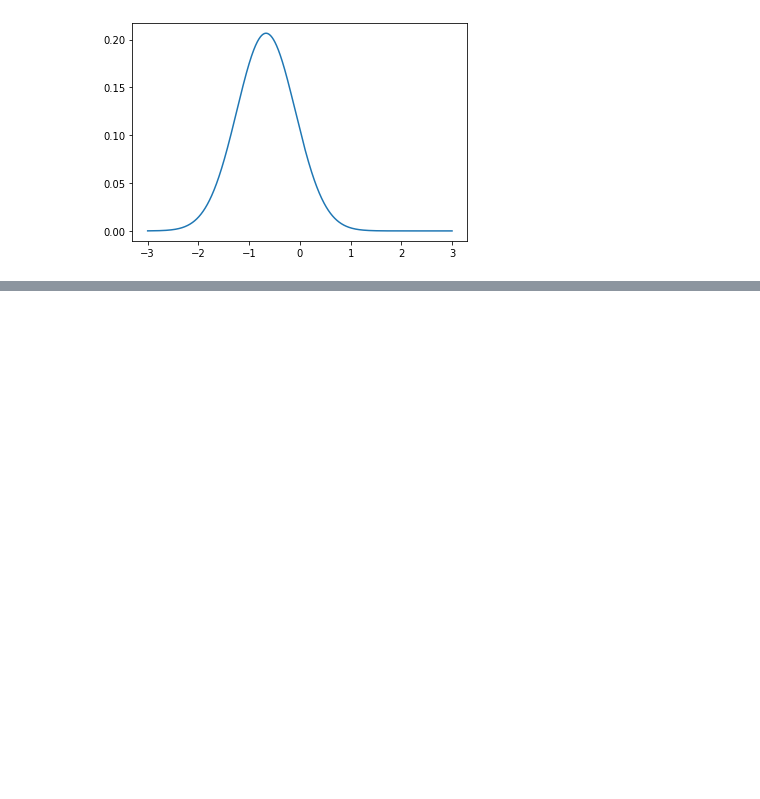
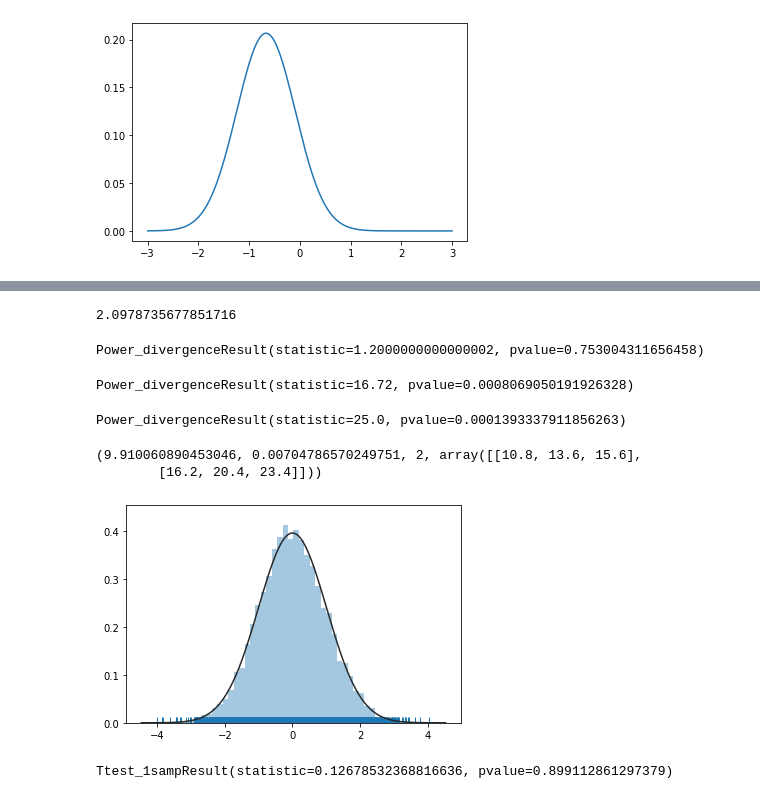
Before and after one commit to chi-hun/datascienceschool, a Jupyter notebook: datascienceschool.ipynb, the cells around one changed output, grey strips where cells are left out. Drawn from its saved outputs; the diff is of its cells as text; code cells hidden in the pictures; blank space fills up the shorter version.

```diff
--- a/datascienceschool.ipynb
+++ b/datascienceschool.ipynb
@@ -242,0 +270,48 @@ plt.show()
+# %%
+N = 100
+mu_0 = 0.35
+x = sp.stats.bernoulli(mu_0).rvs(N)
+n = np.count_nonzero(x)
+sp.stats.binom_test(n, N)*100
+# %% [output]
+2.0978735677851716
+# %%
+N =10
+k = 4
+mu_0 = np.ones(k)/k
+x = np.random.choice(k, N, p=mu_0)
+n = np.bincount(x, minlength=k)
+sp.stats.chisquare(n)
+# %% [output]
+Power_divergenceResult(statistic=1.2000000000000002, pvalue=0.753004311656458)
+# %%
+N = 100
+k = 4
+mu_0 = np.array([0.35, 0.30, 0.20, 0.15])
+x = np.random.choice(k, N, p=mu_0)
+n = np.bincount(x, minlength=k)
+sp.stats.chisquare(n)
+# %% [output]
+Power_divergenceResult(statistic=16.72, pvalue=0.0008069050191926328)
+# %%
+n = np.array([0,0,0,0,5,0])
+sp.stats.chisquare(n)
+# %% [output]
+Power_divergenceResult(statistic=25.0, pvalue=0.0001393337911856263)
+# %%
+n = np.array([[4, 16, 20],[23,18,19]])
+sp.stats.chi2_contingency(n)
+# %% [output]
+(9.910060890453046, 0.00704786570249751, 2, array([[10.8, 13.6, 15.6],
+        [16.2, 20.4, 23.4]]))
+# %%
+N = 10000
+mu = 0
+xx = np.linspace(1,10000,10000)
+x = sp.stats.norm(mu).rvs(N)
+sns.distplot(x, rug=True, kde=False, fit=sp.stats.norm)
+plt.show()
+print(sp.stats.ttest_1samp(x, 0))
+# %% [output]
+[figure, added]
+Ttest_1sampResult(statistic=0.12678532368816636, pvalue=0.899112861297379)
```
Also changed, not shown: parts of 7 cells of this notebook.
